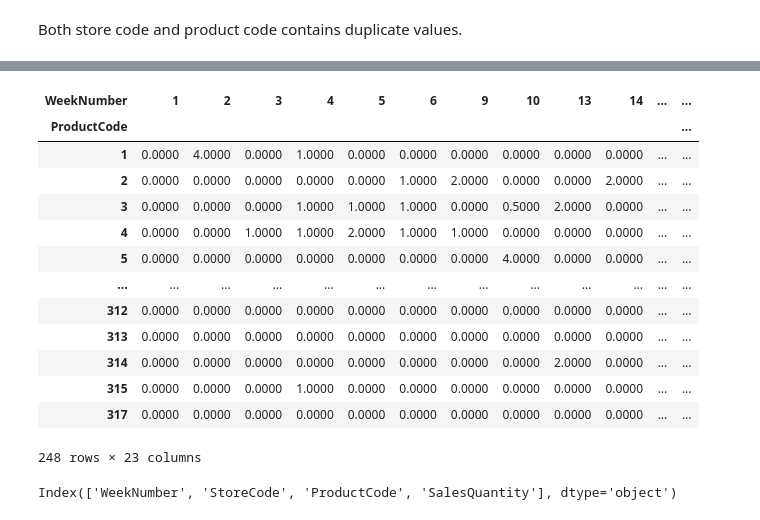
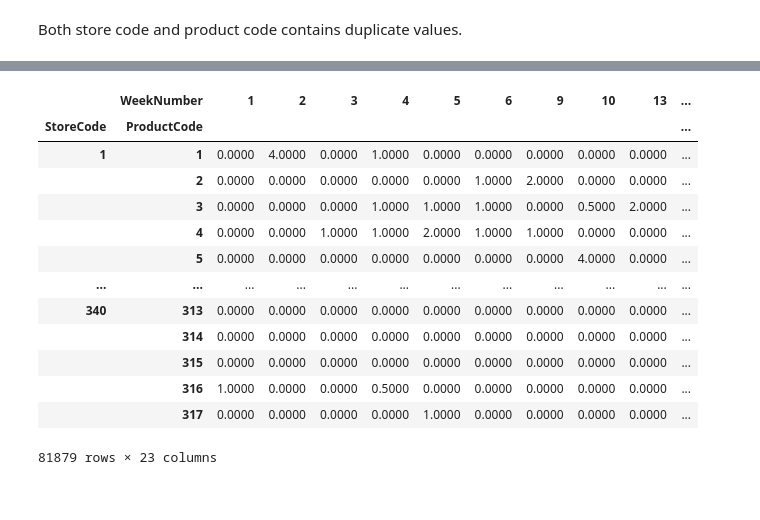
Before and after one commit to Botan-Bulut/DataScienceProjects, a Jupyter notebook: InventAnalyticsCaseStudy/working.ipynb, the cells around one changed output, grey strips where cells are left out. Cells and saved outputs as stored; diff of their text form; code cells hidden in the pictures.

```diff
--- a/InventAnalyticsCaseStudy/working.ipynb
+++ b/InventAnalyticsCaseStudy/working.ipynb
@@ -324,24 +305,25 @@ a = df1a_no_promotion[
 # %%
-b = pd.pivot_table(data=df1a_no_promotion,
-                   values='SalesQuantity',
-                   columns='WeekNumber',
-                   index=['StoreCode','ProductCode'],
-                   aggfunc='mean',
-                   fill_value=0)
+# Find weekly mean sales for each product per store:
+pivot_weekly_mean_sales = pd.pivot_table(data=df1a_no_promotion,
+                                         values='SalesQuantity',
+                                         columns='WeekNumber',
+                                         index=['StoreCode','ProductCode'],
+                                         aggfunc='mean',
+                                         fill_value=0)
 
-b.xs(1, level='StoreCode')
+pivot_weekly_mean_sales
 # %% [output]
-| WeekNumber | 1 | 2 | 3 | 4 | 5 | 6 | 9 | 10 | 13 | 14 | ... | ... |
-| ProductCode |  |  |  |  |  |  |  |  |  |  |  | ... |
-| 1 | 0.0000 | 4.0000 | 0.0000 | 1.0000 | 0.0000 | 0.0000 | 0.0000 | 0.0000 | 0.0000 | 0.0000 | ... | ... |
-| 2 | 0.0000 | 0.0000 | 0.0000 | 0.0000 | 0.0000 | 1.0000 | 2.0000 | 0.0000 | 0.0000 | 2.0000 | ... | ... |
-| 3 | 0.0000 | 0.0000 | 0.0000 | 1.0000 | 1.0000 | 1.0000 | 0.0000 | 0.5000 | 2.0000 | 0.0000 | ... | ... |
-| 4 | 0.0000 | 0.0000 | 1.0000 | 1.0000 | 2.0000 | 1.0000 | 1.0000 | 0.0000 | 0.0000 | 0.0000 | ... | ... |
-| 5 | 0.0000 | 0.0000 | 0.0000 | 0.0000 | 0.0000 | 0.0000 | 0.0000 | 4.0000 | 0.0000 | 0.0000 | ... | ... |
-| ... | ... | ... | ... | ... | ... | ... | ... | ... | ... | ... | ... | ... |
-| 312 | 0.0000 | 0.0000 | 0.0000 | 0.0000 | 0.0000 | 0.0000 | 0.0000 | 0.0000 | 0.0000 | 0.0000 | ... | ... |
-| 313 | 0.0000 | 0.0000 | 0.0000 | 0.0000 | 0.0000 | 0.0000 | 0.0000 | 0.0000 | 0.0000 | 0.0000 | ... | ... |
-| 314 | 0.0000 | 0.0000 | 0.0000 | 0.0000 | 0.0000 | 0.0000 | 0.0000 | 0.0000 | 2.0000 | 0.0000 | ... | ... |
-| 315 | 0.0000 | 0.0000 | 0.0000 | 1.0000 | 0.0000 | 0.0000 | 0.0000 | 0.0000 | 0.0000 | 0.0000 | ... | ... |
-| 317 | 0.0000 | 0.0000 | 0.0000 | 0.0000 | 0.0000 | 0.0000 | 0.0000 | 0.0000 | 0.0000 | 0.0000 | ... | ... |
+|  | WeekNumber | 1 | 2 | 3 | 4 | 5 | 6 | 9 | 10 | 13 | ... |
+| StoreCode | ProductCode |  |  |  |  |  |  |  |  |  | ... |
+| 1 | 1 | 0.0000 | 4.0000 | 0.0000 | 1.0000 | 0.0000 | 0.0000 | 0.0000 | 0.0000 | 0.0000 | ... |
+|  | 2 | 0.0000 | 0.0000 | 0.0000 | 0.0000 | 0.0000 | 1.0000 | 2.0000 | 0.0000 | 0.0000 | ... |
+|  | 3 | 0.0000 | 0.0000 | 0.0000 | 1.0000 | 1.0000 | 1.0000 | 0.0000 | 0.5000 | 2.0000 | ... |
+|  | 4 | 0.0000 | 0.0000 | 1.0000 | 1.0000 | 2.0000 | 1.0000 | 1.0000 | 0.0000 | 0.0000 | ... |
+|  | 5 | 0.0000 | 0.0000 | 0.0000 | 0.0000 | 0.0000 | 0.0000 | 0.0000 | 4.0000 | 0.0000 | ... |
+| ... | ... | ... | ... | ... | ... | ... | ... | ... | ... | ... | ... |
+| 340 | 313 | 0.0000 | 0.0000 | 0.0000 | 0.0000 | 0.0000 | 0.0000 | 0.0000 | 0.0000 | 0.0000 | ... |
+|  | 314 | 0.0000 | 0.0000 | 0.0000 | 0.0000 | 0.0000 | 0.0000 | 0.0000 | 0.0000 | 0.0000 | ... |
+|  | 315 | 0.0000 | 0.0000 | 0.0000 | 0.0000 | 0.0000 | 0.0000 | 0.0000 | 0.0000 | 0.0000 | ... |
+|  | 316 | 1.0000 | 0.0000 | 0.0000 | 0.5000 | 0.0000 | 0.0000 | 0.0000 | 0.0000 | 0.0000 | ... |
+|  | 317 | 0.0000 | 0.0000 | 0.0000 | 0.0000 | 1.0000 | 0.0000 | 0.0000 | 0.0000 | 0.0000 | ... |
-248 rows × 23 columns
+81879 rows × 23 columns
@@ -350,4 +329,0 @@ a = a.reset_index()
-# %%
-a.columns
-# %% [output]
-Index(['WeekNumber', 'StoreCode', 'ProductCode', 'SalesQuantity'], dtype='object')
```
Also changed, not shown: parts of 11 cells of this notebook.
